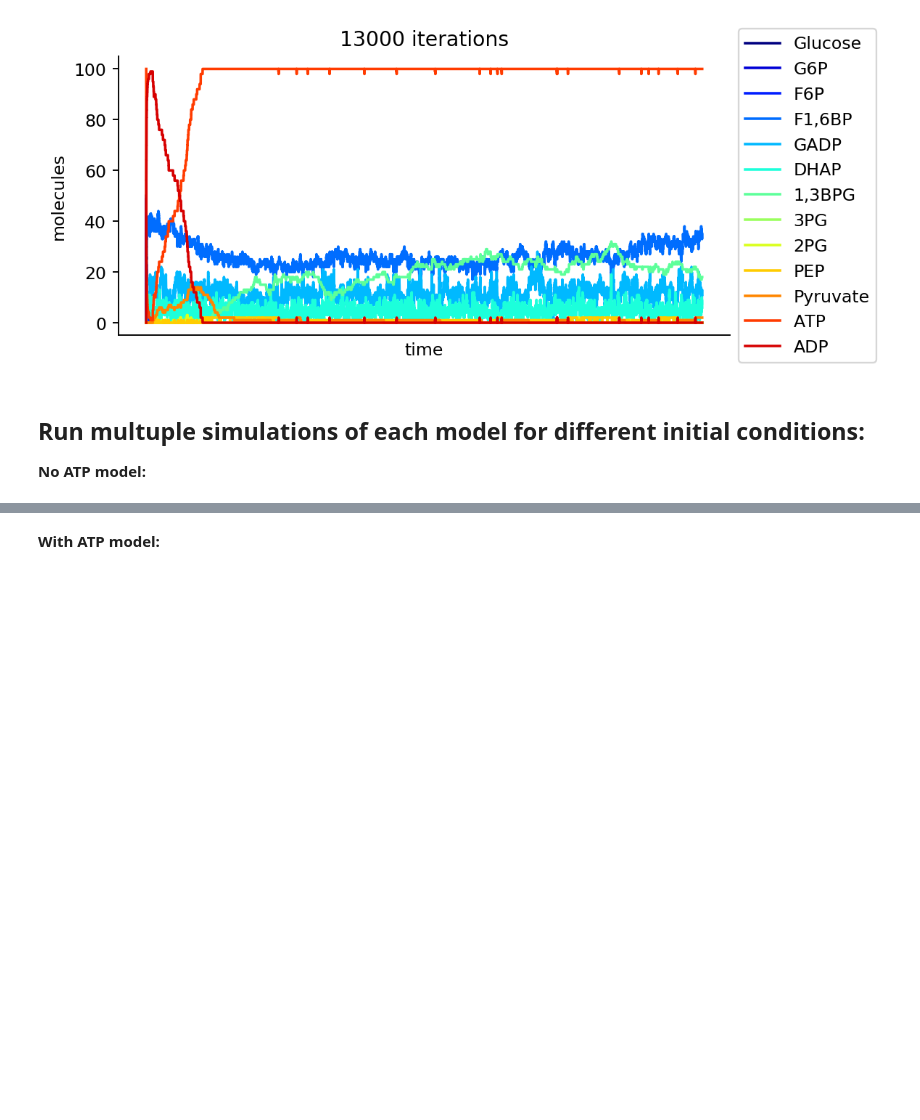
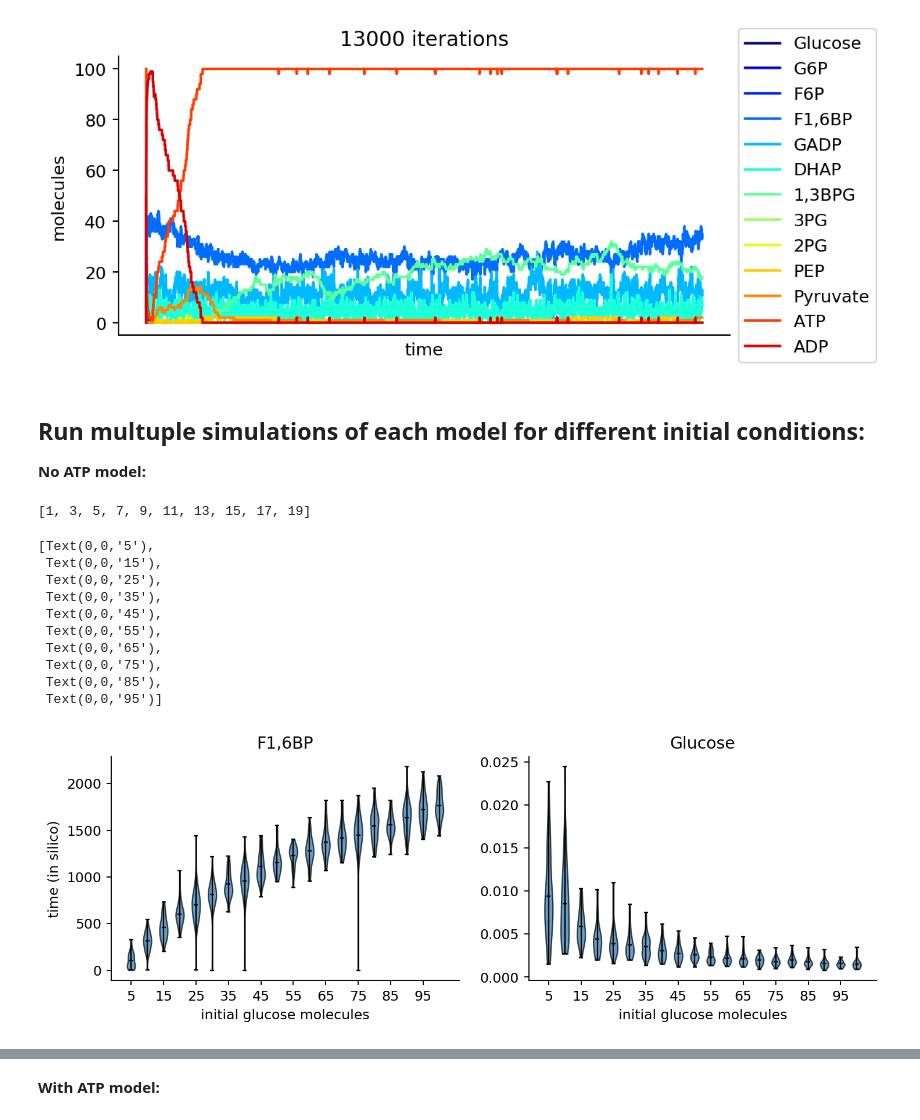
Before and after one commit to smorabit/screm, a Jupyter notebook: glycolysis.ipynb, the cells around one changed output, grey strips where cells are left out. Drawn from its saved outputs; the diff is of its cells as text; code cells hidden in the pictures; blank space fills up the shorter version.

```diff
--- a/glycolysis.ipynb
+++ b/glycolysis.ipynb
@@ -295,7 +305,7 @@ Since ATP and ADP are essential to the proceudre of the glycolysis reaction, we
 # %%
 # reaction 7 is unidiretional, from lehninger
 #                 r1  r2     r-2  r3     r4     r-4    r5     r-5   r6      r6-1    r7    r8     r8-1 r9   r-9   r10
-reaction_rates = [30, 2.637, 1.0, 0.047, 0.045, 0.022, 0.379, 0.15, 0.0098, 0.0049, 0.53, 0.733, 0.4, 0.5, 0.04, 21 ]
+reaction_rates = [30, 2.637, 2.637, 0.047, 0.045, 0.045, 0.379, 0.15, 0.0098, 0.0098, 0.53, 0.733, 0.733, 0.5, 0.04, 21 ]
 reactants = [
     "Glucose", "G6P", "F6P", "F1,6BP", "GADP", "DHAP",
     "1,3BPG", "3PG", "2PG", "PEP", "Pyruvate", "ATP", "ADP"]
@@ -546,2 +577,57 @@ for starting_glucose in init_glucose:
+# %%
+def plot_reactant_start_end_times(sel, reactant, ax, end=True):
+
+    if end == True:
+        data = [se[reactant][1] for se in sel]
+    else:
+        data = [se[reactant][0] for se in sel]
+
+    violin = ax.violinplot(data, vert=True, showmeans=True);
+    for i, v in enumerate(violin['bodies']):
+        v.set_edgecolor('k')
+        v.set_alpha(0.7)
+
+    # change the line color from blue to black
+    for partname in ('cbars','cmins','cmaxes', 'cmeans'):
+        vp = violin[partname]
+        vp.set_edgecolor('k')
+        vp.set_linewidth(1)
+
+    ax.spines['top'].set_visible(False)
+    ax.spines['right'].set_visible(False)
+# %%
+sel = metabolite_start_end_times(with_ATP_output, reaction_net_2)
+# %%
+[2*i-1 for i in range(1,11)]
+# %% [output]
+[1, 3, 5, 7, 9, 11, 13, 15, 17, 19]
+# %%
+fig, ax = plt.subplots(1,2,figsize=(10,3), dpi=170)
+plot_reactant_start_end_times(sel, "F1,6BP", ax[0])
+plot_reactant_start_end_times(sel, "Glucose", ax[1])
+
+#labels:
+ax[0].set_title("F1,6BP")
+ax[0].set_ylabel("time (in silico)")
+ax[0].set_xlabel("initial glucose molecules")
+ax[0].set_xticks([2*i-1 for i in range(1,int(len(init_glucose)/2)+1)])
+ax[0].set_xticklabels([g for i, g in enumerate(init_glucose) if i % 2 == 0])
+
+ax[1].set_title("Glucose")
+ax[1].set_xlabel("initial glucose molecules")
+ax[1].set_xticks([2*i-1 for i in range(1,int(len(init_glucose)/2)+1)])
+ax[1].set_xticklabels([g for i, g in enumerate(init_glucose) if i % 2 == 0])
+# %% [output]
+[Text(0,0,'5'),
+ Text(0,0,'15'),
+ Text(0,0,'25'),
+ Text(0,0,'35'),
+ Text(0,0,'45'),
+ Text(0,0,'55'),
+ Text(0,0,'65'),
+ Text(0,0,'75'),
+ Text(0,0,'85'),
+ Text(0,0,'95')]
+[figure, added]
 # %%
 fig, axes = plt.subplots(2,2,figsize=(9,6),dpi=250)
```
Also changed, not shown: parts of 13 cells of this notebook, 1 other file.
